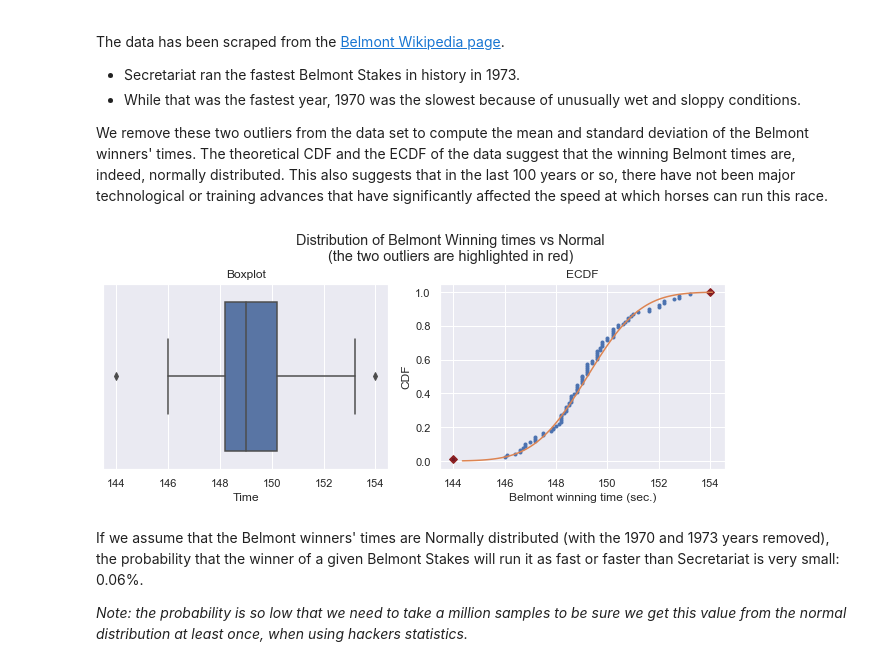
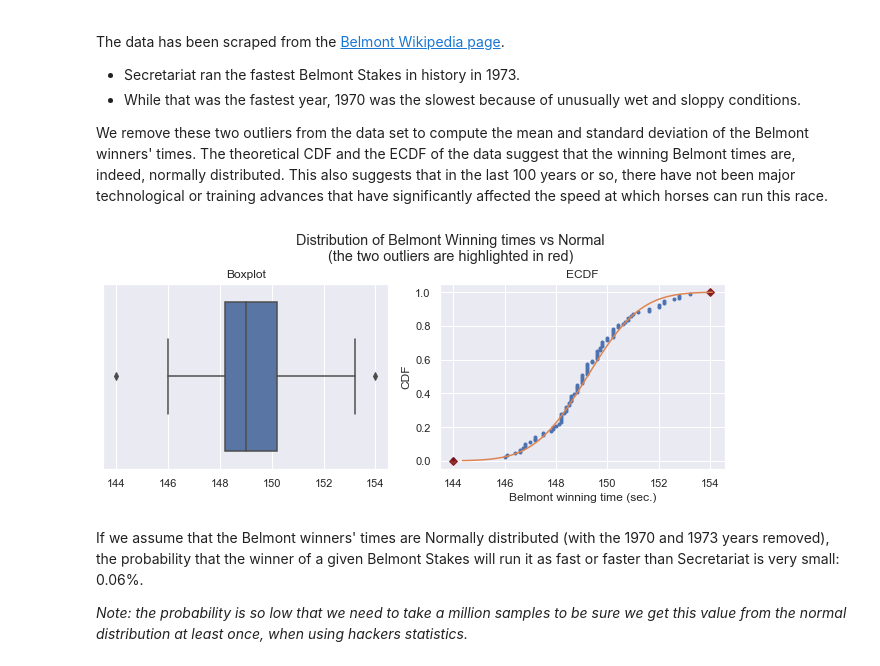
Before and after one commit to sebastienplat/sebastienplat.github.io, a Jupyter notebook: _drafts/notebooks/statistical-analysis/2d-common-distribution-examples.ipynb, the cells around one changed output. Saved outputs shown, nothing was run; the diff lists cells and outputs as text; code cells hidden in the pictures.

```diff
--- a/_drafts/notebooks/statistical-analysis/2d-common-distribution-examples.ipynb
+++ b/_drafts/notebooks/statistical-analysis/2d-common-distribution-examples.ipynb
@@ -36,36 +37,37 @@ belmont_df = pd.read_csv('../../data/belmont_stakes.csv')
 belmont_no_outliers = belmont_df.loc[belmont_df['IsOutlier'] == 0, 'Time']
 belmont_outliers = belmont_df.loc[belmont_df['IsOutlier'] == 1, 'Time'].sort_values()
 
 # ecdf
-x, y = ecdf(belmont_df['Time'])
+ecdf_belmont = ECDF(belmont_df['Time'])
+x, y = ecdf_belmont.x, ecdf_belmont.y
 
 # Compute mean and standard deviation without the outliers: mu, sigma
 mu = belmont_no_outliers.mean()
 sigma = belmont_no_outliers.std()
 x_theor = np.linspace(mu - 3*sigma, mu + 3*sigma, 100)
 y_theor = stats.norm.cdf(x_theor, mu, sigma)
 
 # Plot the CDFs and show the plot
 fig, (ax1, ax2) = plt.subplots(nrows=1, ncols=2, figsize = (2 * 5, 4))
 
-_ = sns.boxplot(x=belmont_df['Time'], ax=ax1)
+_ = sns.boxplot(x, ax=ax1)
 _ = ax2.plot(x, y, marker='.', linestyle='none')
 _ = ax2.plot(belmont_outliers, y[[0, -1]], marker='D', color='maroon', linestyle='none', alpha=0.8)
 _ = ax2.plot(x_theor, y_theor)
 
 # labels
 _ = ax2.set_xlabel('Belmont winning time (sec.)')
 _ = ax2.set_ylabel('CDF')
 
 # titles
 _ = ax1.set_title('Boxplot')
 _ = ax2.set_title('ECDF')
 
 fig.suptitle('Distribution of Belmont Winning times vs Normal\n(the two outliers are highlighted in red)')
 
 plt.tight_layout(rect=[0, 0, 0.9, 0.9])
 # %% [output]
-[figure, old version]
+[figure, new version]
 # %% [markdown]
 If we assume that the Belmont winners' times are Normally distributed (with the 1970 and 1973 years removed), the probability that the winner of a given Belmont Stakes will run it as fast or faster than Secretariat is very small: 0.06%.
 
```
Also changed, not shown: parts of 1 cell of this notebook, 2 other files.
